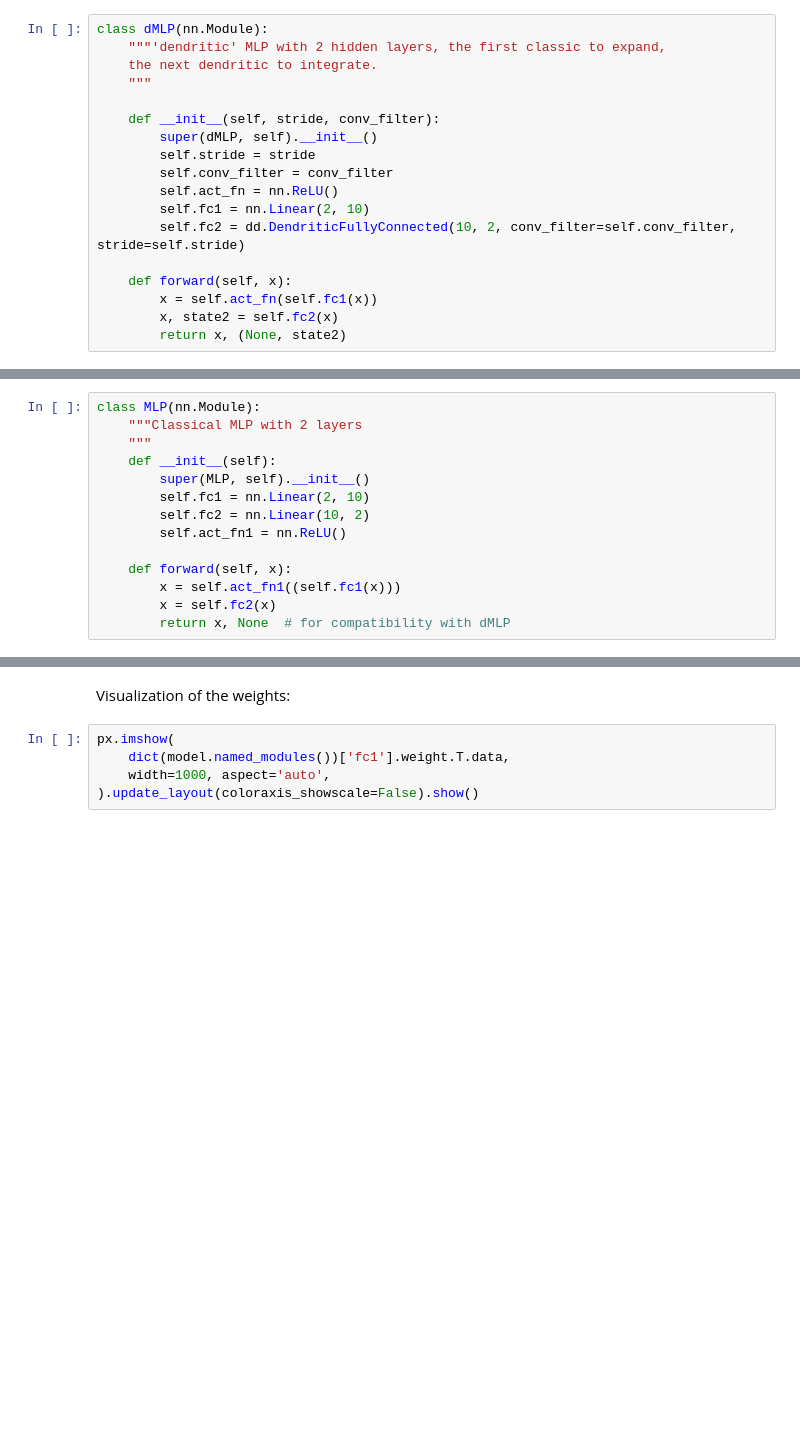
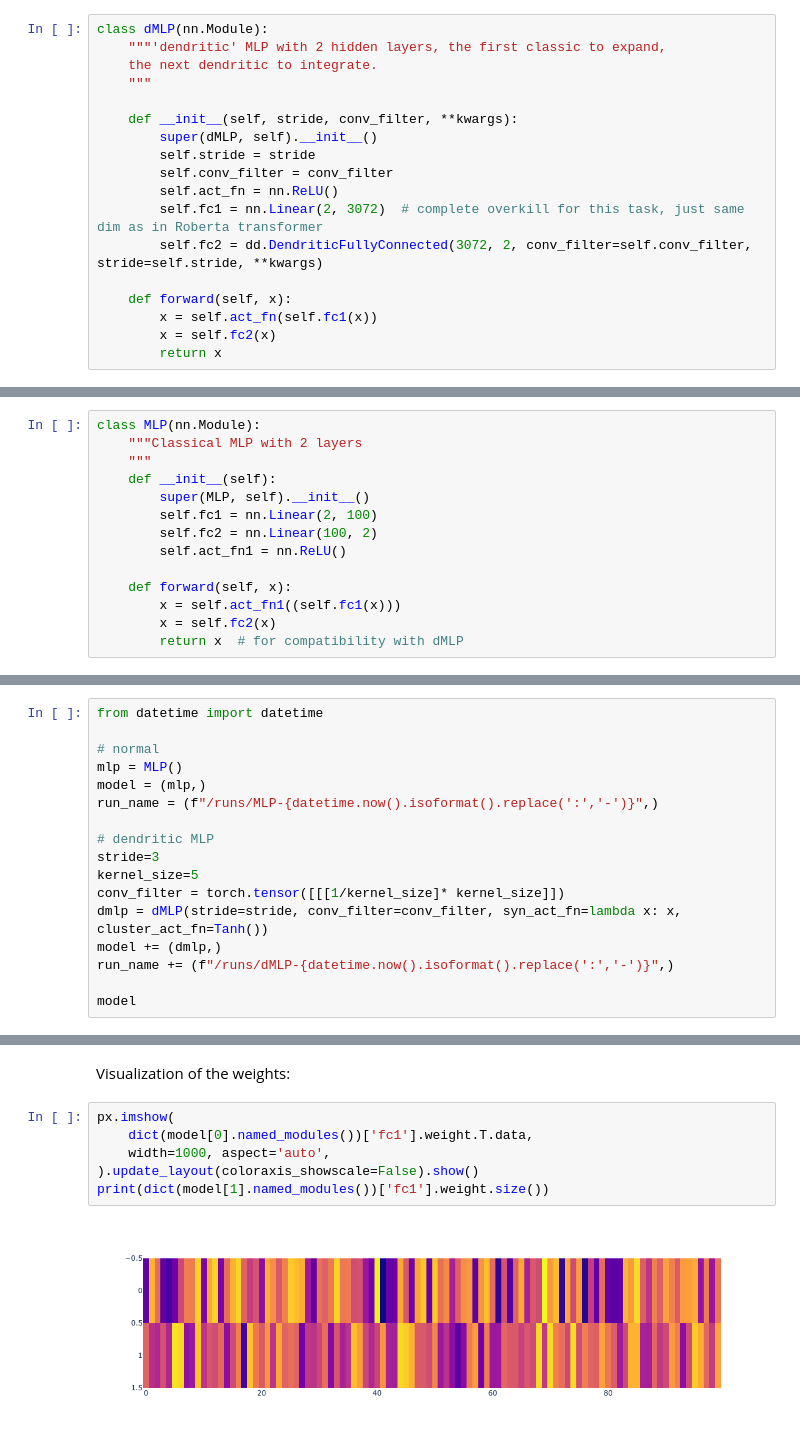
Before and after one commit to tlemberger/dendritic, a Jupyter notebook: notebooks/dendritic.ipynb, the cells around one changed output, grey strips where cells are left out. Saved outputs shown, nothing was run; the diff lists cells and outputs as text; blank space fills up the shorter version.

Commit message:
adding dendritic to both FF layers in transformer

```diff
--- a/notebooks/dendritic.ipynb
+++ b/notebooks/dendritic.ipynb
@@ -67,18 +67,18 @@ class dMLP(nn.Module):
     the next dendritic to integrate.
     """
 
-    def __init__(self, stride, conv_filter):
+    def __init__(self, stride, conv_filter, **kwargs):
         super(dMLP, self).__init__()
         self.stride = stride
         self.conv_filter = conv_filter
         self.act_fn = nn.ReLU()
-        self.fc1 = nn.Linear(2, 10)
-        self.fc2 = dd.DendriticFullyConnected(10, 2, conv_filter=self.conv_filter, stride=self.stride)
+        self.fc1 = nn.Linear(2, 3072)  # complete overkill for this task, just same dim as in Roberta transformer
+        self.fc2 = dd.DendriticFullyConnected(3072, 2, conv_filter=self.conv_filter, stride=self.stride, **kwargs)
 
     def forward(self, x):
         x = self.act_fn(self.fc1(x))
-        x, state2 = self.fc2(x)
-        return x, (None, state2)
+        x = self.fc2(x)
+        return x
 # %% [markdown]
 For comparison, a similar classical MLP
 # %%
@@ -87,14 +87,14 @@ class MLP(nn.Module):
     """
     def __init__(self):
         super(MLP, self).__init__()
-        self.fc1 = nn.Linear(2, 10)
-        self.fc2 = nn.Linear(10, 2)
+        self.fc1 = nn.Linear(2, 100)
+        self.fc2 = nn.Linear(100, 2)
         self.act_fn1 = nn.ReLU()
 
     def forward(self, x):
         x = self.act_fn1((self.fc1(x)))
         x = self.fc2(x)
-        return x, None  # for compatibility with dMLP
+        return x  # for compatibility with dMLP
 # %% [markdown]
 A simple training loop:
 # %%
@@ -163,0 +157,17 @@ model = MLP()
+# %%
+from datetime import datetime
+
+# normal
+mlp = MLP()
+model = (mlp,)
+run_name = (f"/runs/MLP-{datetime.now().isoformat().replace(':','-')}",)
+
+# dendritic MLP
+stride=3
+kernel_size=5
+conv_filter = torch.tensor([[[1/kernel_size]* kernel_size]])
+dmlp = dMLP(stride=stride, conv_filter=conv_filter, syn_act_fn=lambda x: x, cluster_act_fn=Tanh())
+model += (dmlp,)
+run_name += (f"/runs/dMLP-{datetime.now().isoformat().replace(':','-')}",)
+
+model
@@ -173,6 +225,9 @@ trainer.train(epochs=1000, lr=0.001)
 Visualization of the weights:
 # %%
 px.imshow(
-    dict(model.named_modules())['fc1'].weight.T.data,
+    dict(model[0].named_modules())['fc1'].weight.T.data,
     width=1000, aspect='auto',
 ).update_layout(coloraxis_showscale=False).show()
+print(dict(model[1].named_modules())['fc1'].weight.size())
+# %% [output]
+[figure, added]
```
Also changed, not shown: parts of 9 cells of this notebook, 2 other files.
